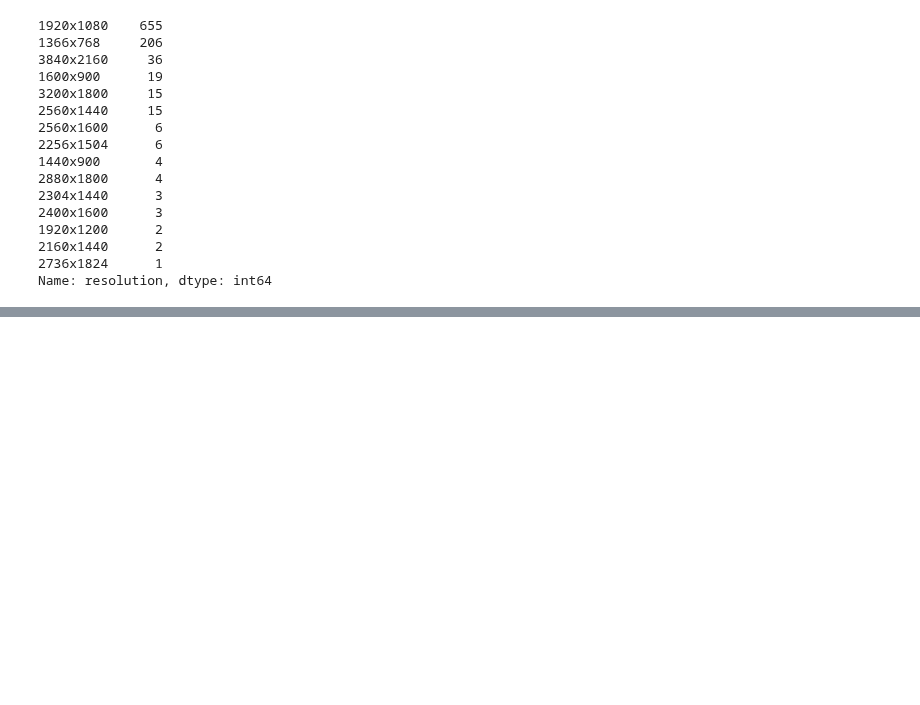
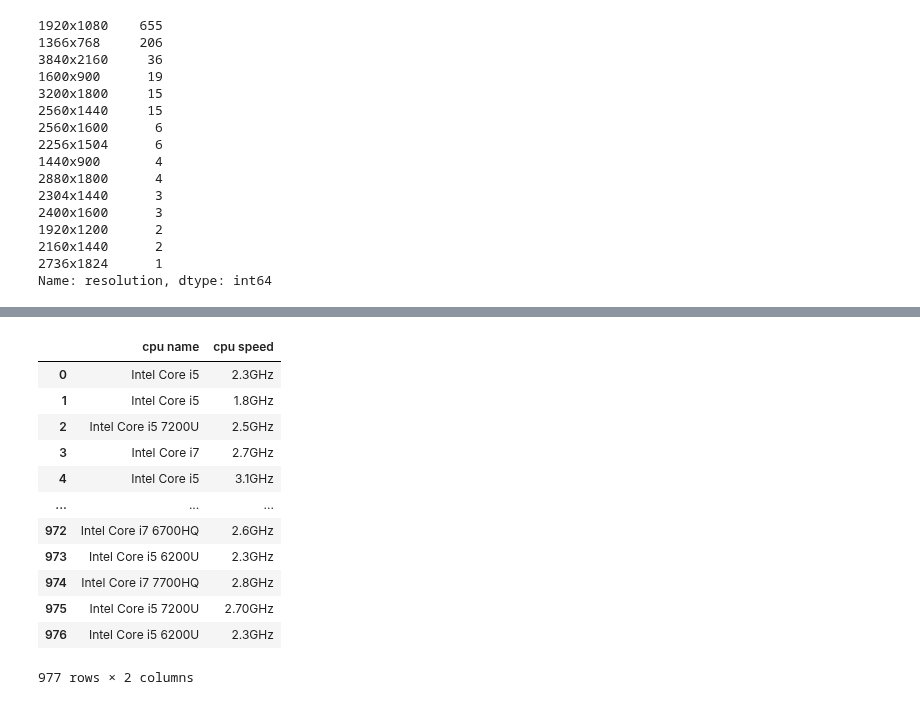
Before and after one commit to indraJuliansyahPutra/Laptop-Price, a Jupyter notebook: clean.ipynb, the cells around one changed output, grey strips where cells are left out. Drawn from its saved outputs; the diff is of its cells as text; code cells hidden in the pictures; blank space fills up the shorter version.

```diff
--- a/clean.ipynb
+++ b/clean.ipynb
@@ -294,8 +335,22 @@ laptop['cpu']
 # %%
 laptop['cpu name'] = laptop['cpu'].str.rsplit(' ', n=1).str[0]
 laptop['cpu speed'] = laptop['cpu'].str.rsplit(' ', n=1).str[-1]
 
-laptop
+laptop[['cpu name', 'cpu speed']]
+# %% [output]
+|  | cpu name | cpu speed |
+| 0 | Intel Core i5 | 2.3GHz |
+| 1 | Intel Core i5 | 1.8GHz |
+| 2 | Intel Core i5 7200U | 2.5GHz |
+| 3 | Intel Core i7 | 2.7GHz |
+| 4 | Intel Core i5 | 3.1GHz |
+| ... | ... | ... |
+| 972 | Intel Core i7 6700HQ | 2.6GHz |
+| 973 | Intel Core i5 6200U | 2.3GHz |
+| 974 | Intel Core i7 7700HQ | 2.8GHz |
+| 975 | Intel Core i5 7200U | 2.70GHz |
+| 976 | Intel Core i5 6200U | 2.3GHz |
+977 rows × 2 columns
 # %%
 laptop['cpu speed'] = laptop['cpu speed'].str.replace('GHz', '')
 laptop['cpu speed'] = laptop['cpu speed'].astype('float')
```
Also changed, not shown: parts of 8 cells of this notebook.
